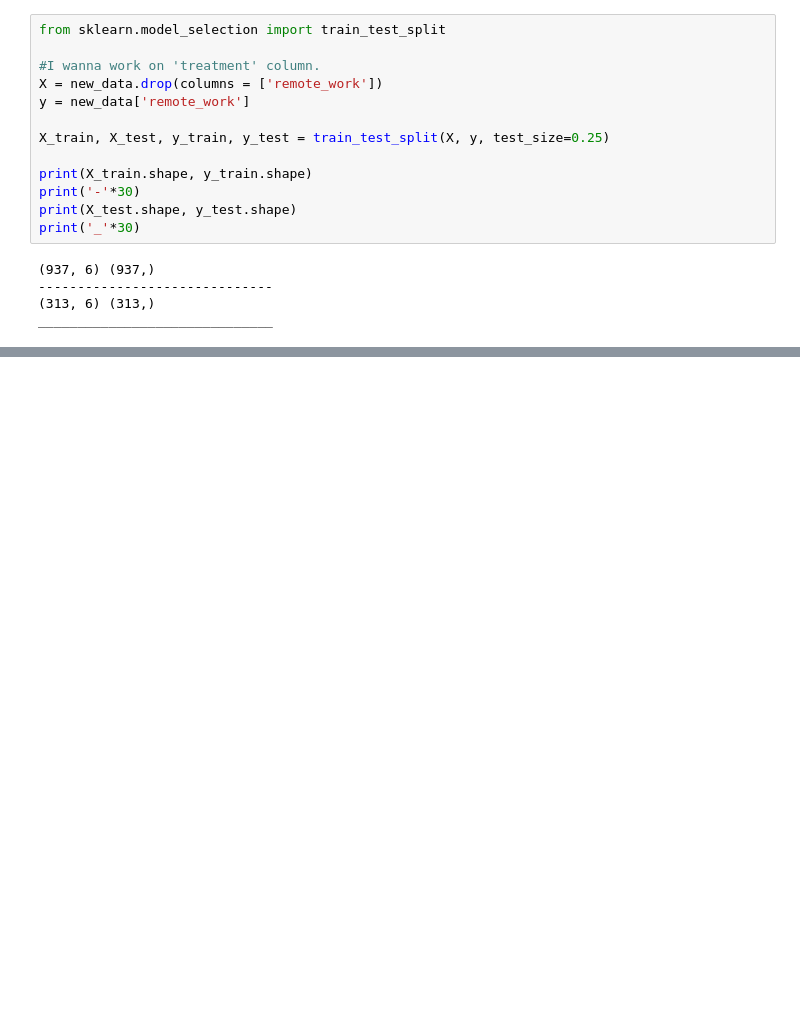
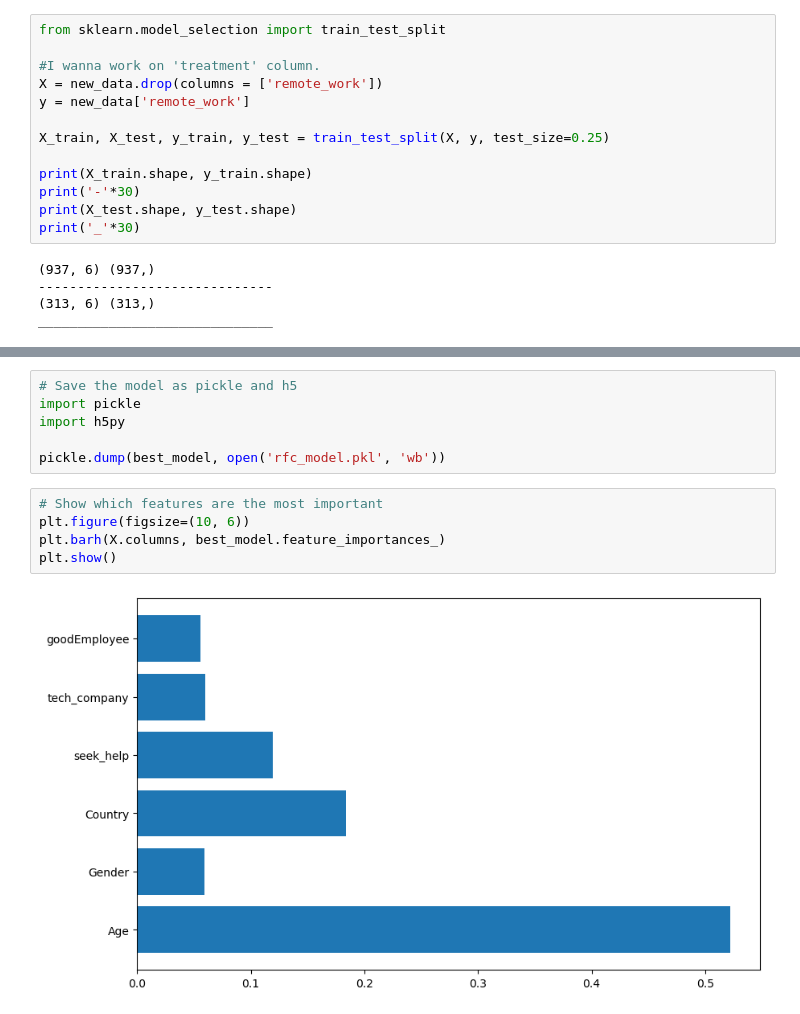
Before and after one commit to RobinJanse/HCAID, a Jupyter notebook: Model/Model_Trainer.ipynb, the cells around one changed output, grey strips where cells are left out. Cells and saved outputs as stored; diff of their text form; blank space fills up the shorter version.

```diff
--- a/Model/Model_Trainer.ipynb
+++ b/Model/Model_Trainer.ipynb
@@ -321,0 +337,13 @@ print(y_pred_ann2[:1])
+# %%
+# Save the model as pickle and h5
+import pickle
+import h5py
+
+pickle.dump(best_model, open('rfc_model.pkl', 'wb'))
+# %%
+# Show which features are the most important
+plt.figure(figsize=(10, 6))
+plt.barh(X.columns, best_model.feature_importances_)
+plt.show()
+# %% [output]
+[figure, added]
```
Also changed, not shown: parts of 18 cells of this notebook, 5 other files.
